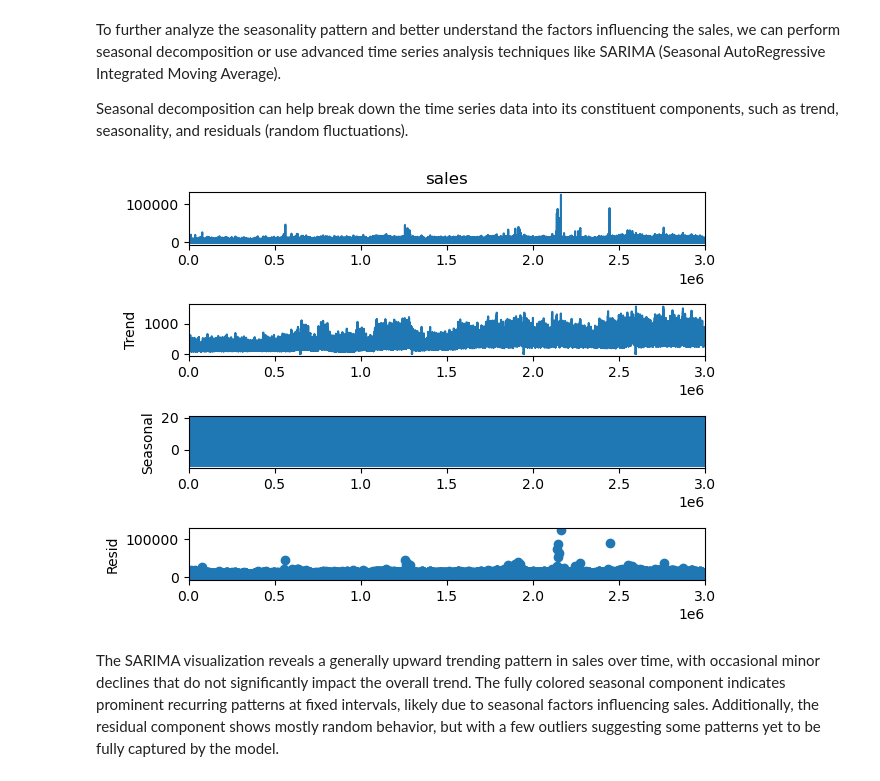
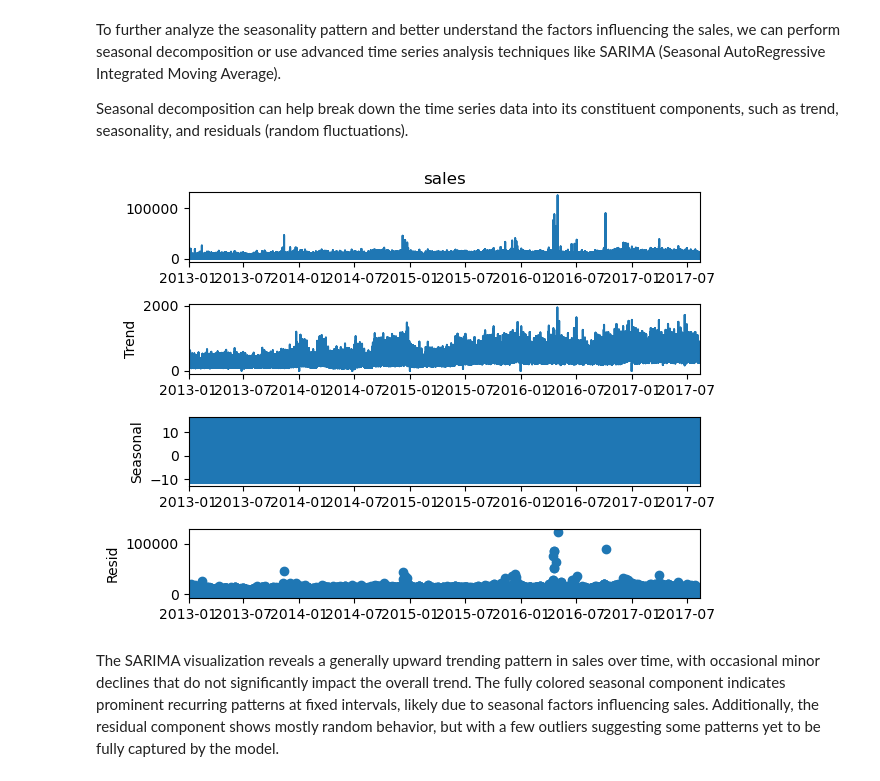
Before and after one commit to Israel-Anaba/Regression_Time_Series, a Jupyter notebook: Time Series Updated.ipynb, the cells around one changed output. Saved outputs shown, nothing was run; the diff lists cells and outputs as text; code cells hidden in the pictures.

```diff
--- a/Time Series Updated.ipynb
+++ b/Time Series Updated.ipynb
@@ -515,12 +493,9 @@ dtype: int64
 # %%
-# Merge dataframes using inner join to avoid missing values
-# Merge dataframes using inner join to avoid missing values
-train_df = df_train.merge(df_stores, on='store_nbr', how='inner')
-train_df = train_df.merge(df_holidays_events, on='date', how='inner')
-train_df = train_df.merge(df_oil, on='date', how='inner')
-train_df = train_df.merge(df_transactions, on=['date', 'store_nbr'], how='inner')
+# Convert 'date' column to datetime data type in df_train
+df_train['date'] = pd.to_datetime(df_train['date'])
 
-# Display the first few rows of the merged dataframe
-#merged_data = df_train
-
-train_df.head()
+# Now, let's try the merge again
+df_train = df_train.merge(df_stores, on='store_nbr', how='left')
+df_train = df_train.merge(df_holidays_events, on='date', how='left')
+df_train = df_train.merge(df_oil, on='date', how='left')
+df_train = df_train.merge(df_transactions, on=['date', 'store_nbr'], how='left')
@@ -554,0 +546,25 @@ dtype: int64
+# %%
+#Handling NaN values
+
+
+# For numeric columns (e.g., oil prices), leave NaN values as they are.
+
+# For categorical columns (e.g., holiday events), set the 'Not a Holiday' as a new category
+# Convert 'type_y' column to 'category' data type
+# Convert 'type_y' column to 'category' data type and add 'Not a Holiday' as a new category
+#d
+
+# Fill NaN values with 'Not a Holiday' to represent missing holiday events
+df_train['type_y'].fillna('Not a Holiday', inplace=True)
+
+
+# For the "onpromotion" column, fill NaN values with 0 to represent False (not on promotion)
+df_train['onpromotion'].fillna(0, inplace=True)
+
+# For transaction data, leave NaN values as they are.
+
+# Now let's drop the duplicate columns (columns with suffixes _x and _y)
+df_train.drop(df_train.filter(regex='_y$').columns, axis=1, inplace=True)
+
+# Finally, let's check the dataframe to ensure it looks okay
+print(df_train.head())
@@ -668,16 +655,16 @@ To further analyze the seasonality pattern and better understand the factors inf
 
 Seasonal decomposition can help break down the time series data into its constituent components, such as trend, seasonality, and residuals (random fluctuations).
 # %%
-train_df.set_index('date', inplace=True)
+df_train.set_index('date', inplace=True)
 
 # Perform seasonal decomposition
 result = seasonal_decompose(df_train['sales'], model='additive', period=365)
 
 # Plot the decomposed components
 result.plot()
 plt.show()
 # %% [output]
-[figure, old version]
+[figure, new version]
 # %% [markdown]
 The SARIMA visualization reveals a generally upward trending pattern in sales over time, with occasional minor declines that do not significantly impact the overall trend.
 The fully colored seasonal component indicates prominent recurring patterns at fixed intervals, likely due to seasonal factors influencing sales.
```
Also changed, not shown: parts of 78 cells of this notebook, 1 other file.
